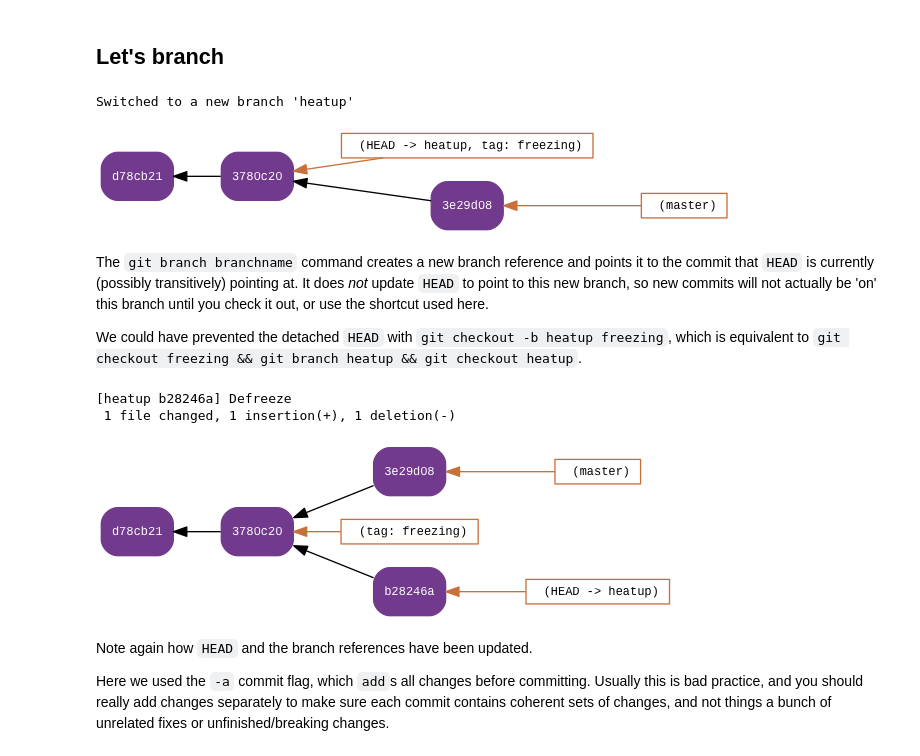
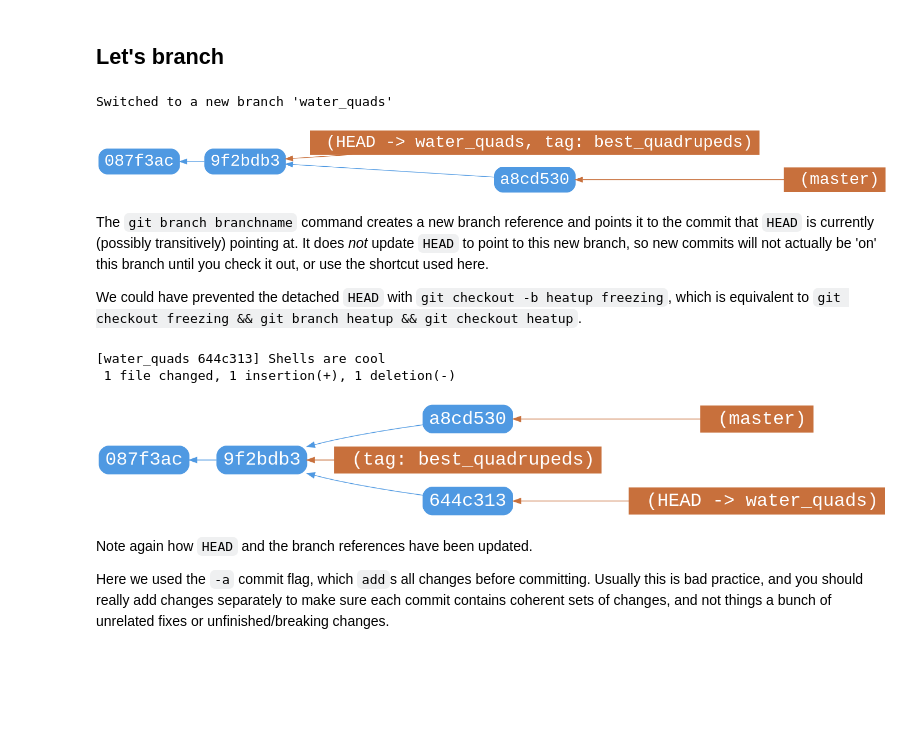
Before and after one commit to sgvandijk/notebooks, a Jupyter notebook: using_git/using_git.ipynb, the cells around one changed output. Cells and saved outputs as stored; diff of their text form; code cells hidden in the pictures; blank space fills up the shorter version.

```diff
--- a/using_git/using_git.ipynb
+++ b/using_git/using_git.ipynb
@@ -35,9 +19,9 @@ function gitloggraph {
     (cat << EOF
 digraph git {
     graph [bgcolor="#00000000", rankdir="RL"]
-    node [shape=box, color="#723A8C", fontcolor="#FFFFFF", fontsize=9, fontname="Liberation Mono", style="rounded, filled"]
+    node [shape=box, color="#4f99e2", fontcolor="#FFFFFF", fontsize=24, fontname="Liberation Mono", style="rounded, filled"]
 EOF
-    git log --all --pretty='format: { %h } -> { %p }; "%d" [color="#C8703C", style="solid", fontcolor="#000000", height=0.2] { %d } -> { %h } [color="#C8703C"];' "$@" \
+    git log --all --pretty='format: { %h } -> { %p } [color="#4f99e2"]; "%d" [color="#C8703C", style="solid, filled", fontcolor="#FFFFFF", height=0.2] { %d } -> { %h } [color="#C8703C"];' "$@" \
         | perl -pe 's/"".+?;//g' \
         | perl -pe 's/ ([0-9a-f]+)\b/ "$1"/g' \
         | perl -pe 's/{ ([^};"]+?) }/{ "$1" }/g'
@@ -285,20 +301,20 @@ We got a big warning about being in 'detached `HEAD`' state. This means that `HE
 ## Let's branch
 # %%
 # `checkout -b x` is shorthand for `git branch x && git checkout x`
-git checkout -b heatup && gitloggraph
+git checkout -b water_quads && gitloggraph
 # %% [output]
-Switched to a new branch 'heatup'
+Switched to a new branch 'water_quads'
-[figure, old version]
+[figure, new version]
 # %% [markdown]
 The `git branch branchname` command creates a new branch reference and points it to the commit that `HEAD` is currently (possibly transitively) pointing at. It does *not* update `HEAD` to point to this new branch, so new commits will not actually be 'on' this branch until you check it out, or use the shortcut used here.
 
 We could have prevented the detached `HEAD` with `git checkout -b heatup freezing`, which is equivalent to `git checkout freezing && git branch heatup && git checkout heatup`.
 # %%
-sed -e 's/Cold/Bold/' -i '' foo.txt && git commit -a -m 'Defreeze' && gitloggraph
+sed -e 's/dogs/turtles/' -i foo.txt && git commit -a -m 'Shells are cool' && gitloggraph
 # %% [output]
-[heatup b28246a] Defreeze
+[water_quads 644c313] Shells are cool
  1 file changed, 1 insertion(+), 1 deletion(-)
-[figure, old version]
+[figure, new version]
 # %% [markdown]
 Note again how `HEAD` and the branch references have been updated.
 
```
Also changed, not shown: parts of 106 cells of this notebook.
